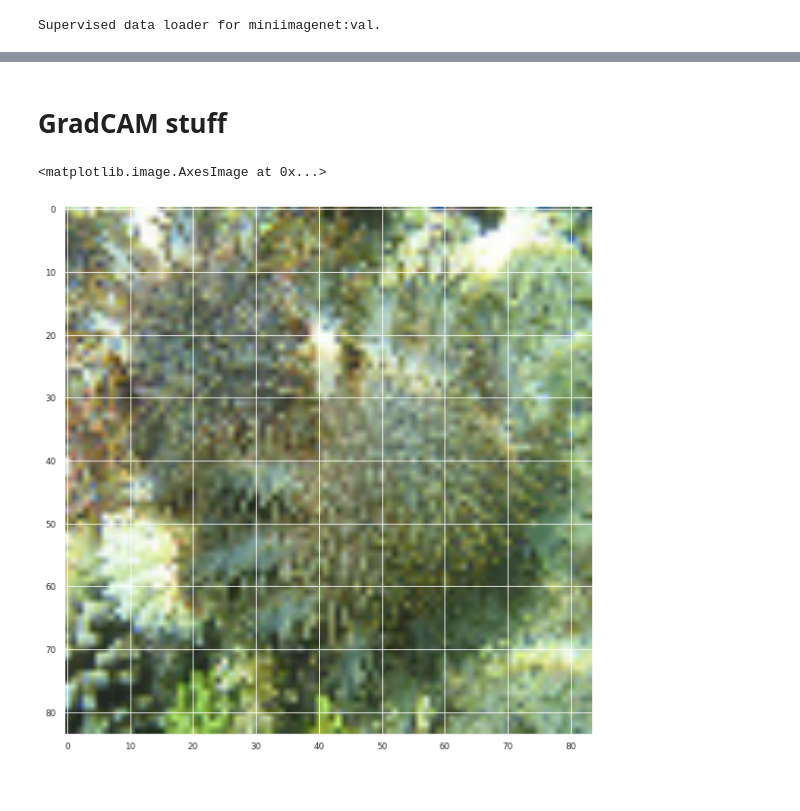
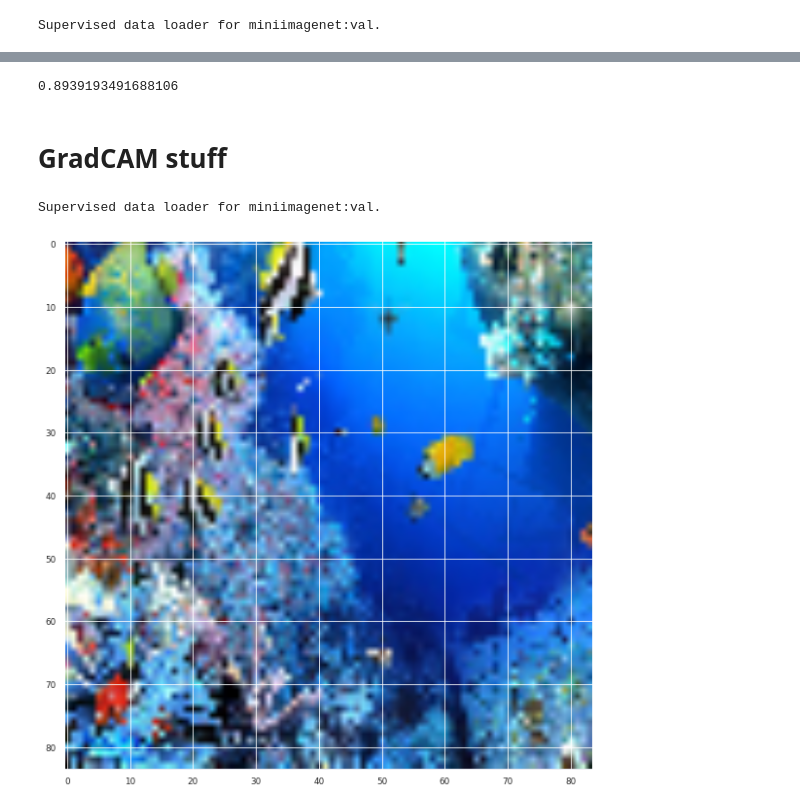
Before and after one commit to ojss/SAMPTransfer, a Jupyter notebook: re_rep_effects.ipynb, the cells around one changed output, grey strips where cells are left out. Saved outputs shown, nothing was run; the diff lists cells and outputs as text; code cells hidden in the pictures.

```diff
--- a/re_rep_effects.ipynb
+++ b/re_rep_effects.ipynb
@@ -188,3 +319,7 @@ plt.scatter(x=protos2[:, 0], y=protos2[:, 1], c=sns.color_palette("muted", k)[::
+# %%
+dbs(r, tru_y)
+# %% [output]
+0.8939193491688106
 # %%
 plot2.get_figure().savefig("ot.pdf")
 # %%
@@ -209,3 +329,22 @@ class HookBwd():
+# %%
+k = 2
+dl = get_episode_loader("miniimagenet", "/home/ojass/projects/unsupervised-meta-learning/data/untarred/", ways=k, shots=1, test_shots=15, batch_size=1, split="val")
+# %% [output]
+Supervised data loader for miniimagenet:val.
+# %%
+idl = iter(dl)
+# %%
+for _ in range(10):
+    xs = next(idl)
+
+train = xs["train"]
+test = xs["test"]
+
+x_train = train[0][0]
+y_train = train[1][0]
+
+x_test = test[0][0]
+y_test = test[1][0]
 # %%
 from PIL import Image
 from pytorch_grad_cam.utils.image import show_cam_on_image, preprocess_image
@@ -225,5 +365,7 @@ from torchvision.utils import make_grid, save_image
+# %%
+def show_image(img:torch.Tensor):
+    plt.imshow(img.permute(1, 2, 0), interpolation="bilinear")
 # %%
-plt.imshow(x_train[3].permute(1, 2, 0), interpolation="bilinear")
+show_image(x_train[0])
 # %% [output]
-<matplotlib.image.AxesImage at 0x...>
-[figure, old version]
+[figure, new version]
```
Also changed, not shown: parts of 79 cells of this notebook, 9 other files.
